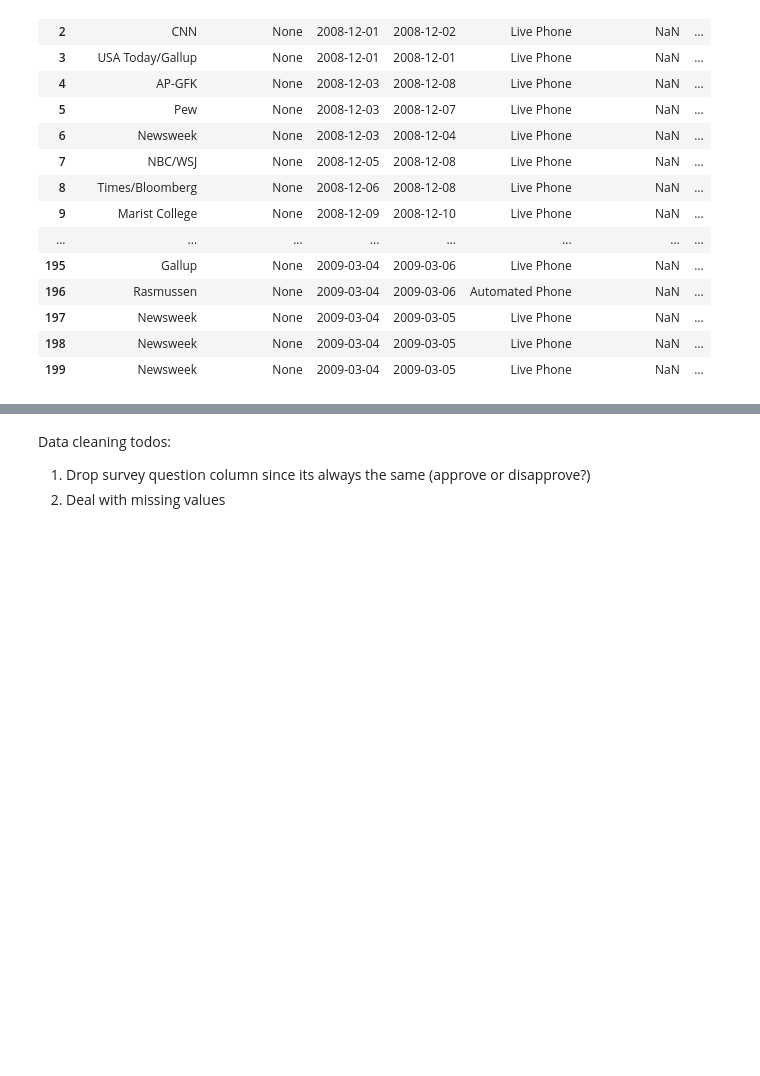
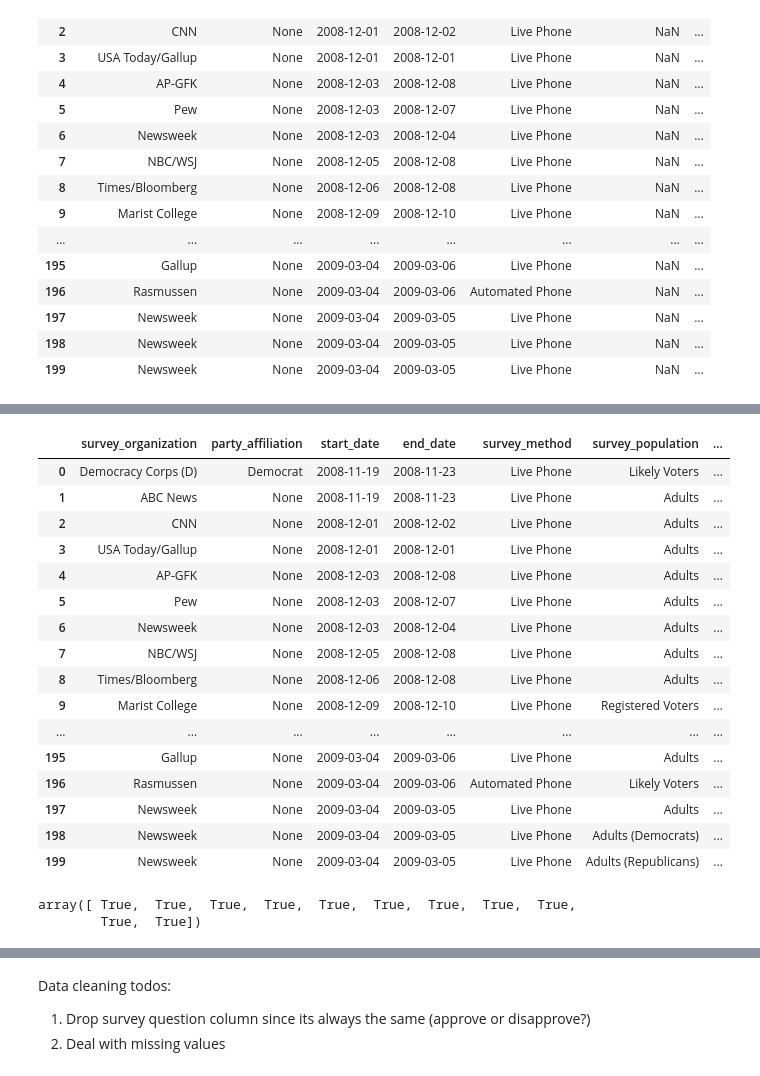
Before and after one commit to BoronII/data-analysis-visualization-sample, a Jupyter notebook: notebooks/03_US_presidential_approval_2008.ipynb, the cells around one changed output, grey strips where cells are left out. Drawn from its saved outputs; the diff is of its cells as text; code cells hidden in the pictures; blank space fills up the shorter version.

```diff
--- a/notebooks/03_US_presidential_approval_2008.ipynb
+++ b/notebooks/03_US_presidential_approval_2008.ipynb
@@ -59,3 +59,28 @@ trump[0:200]
 # %%
 obama.drop(columns='survey_question', inplace=True)
 trump.drop(columns='survey_question', inplace=True)
+# %%
+obama[0:200]
+# %% [output]
+|  | survey_organization | party_affiliation | start_date | end_date | survey_method | survey_population | ... |
+| 0 | Democracy Corps (D) | Democrat | 2008-11-19 | 2008-11-23 | Live Phone | Likely Voters | ... |
+| 1 | ABC News | None | 2008-11-19 | 2008-11-23 | Live Phone | Adults | ... |
+| 2 | CNN | None | 2008-12-01 | 2008-12-02 | Live Phone | Adults | ... |
+| 3 | USA Today/Gallup | None | 2008-12-01 | 2008-12-01 | Live Phone | Adults | ... |
+| 4 | AP-GFK | None | 2008-12-03 | 2008-12-08 | Live Phone | Adults | ... |
+| 5 | Pew | None | 2008-12-03 | 2008-12-07 | Live Phone | Adults | ... |
+| 6 | Newsweek | None | 2008-12-03 | 2008-12-04 | Live Phone | Adults | ... |
+| 7 | NBC/WSJ | None | 2008-12-05 | 2008-12-08 | Live Phone | Adults | ... |
+| 8 | Times/Bloomberg | None | 2008-12-06 | 2008-12-08 | Live Phone | Adults | ... |
+| 9 | Marist College | None | 2008-12-09 | 2008-12-10 | Live Phone | Registered Voters | ... |
+| ... | ... | ... | ... | ... | ... | ... | ... |
+| 195 | Gallup | None | 2009-03-04 | 2009-03-06 | Live Phone | Adults | ... |
+| 196 | Rasmussen | None | 2009-03-04 | 2009-03-06 | Automated Phone | Likely Voters | ... |
+| 197 | Newsweek | None | 2009-03-04 | 2009-03-05 | Live Phone | Adults | ... |
+| 198 | Newsweek | None | 2009-03-04 | 2009-03-05 | Live Phone | Adults (Democrats) | ... |
+| 199 | Newsweek | None | 2009-03-04 | 2009-03-05 | Live Phone | Adults (Republicans) | ... |
+# %%
+obama.columns == trump.columns
+# %% [output]
+array([ True,  True,  True,  True,  True,  True,  True,  True,  True,
+        True,  True])
```
Also changed, not shown: parts of 5 cells of this notebook, 4 other files.
